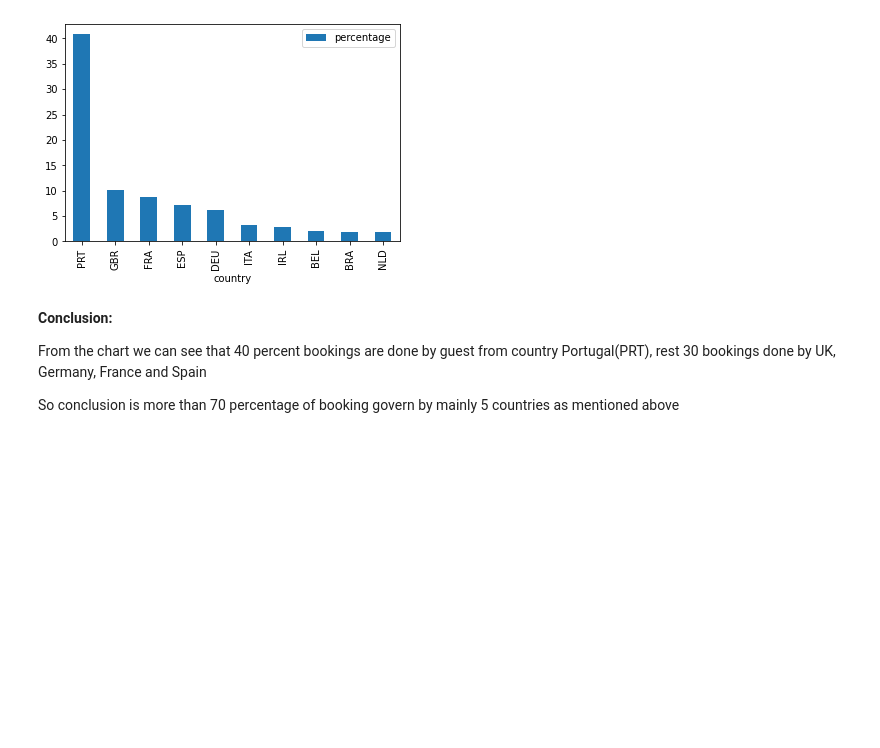
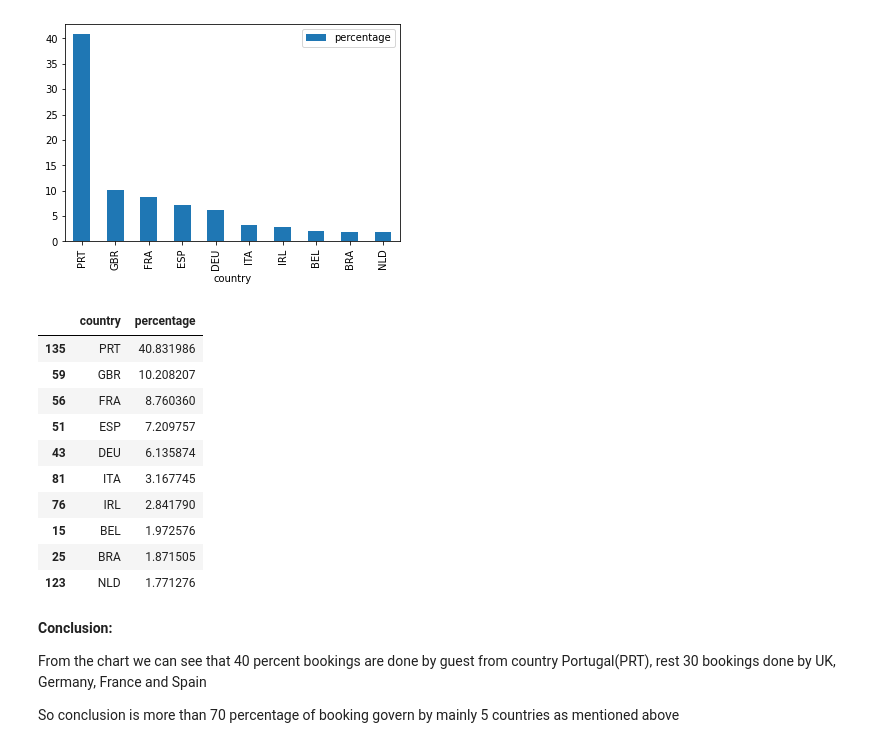
Before and after one commit to solankinitin1210/Capstone-Project-Hotel-Booking-Analysis, a Jupyter notebook: Capstone_Project_Hotel_Booking_Analysis_Capstone_Project.ipynb, the cells around one changed output. Cells and saved outputs as stored; diff of their text form; code cells hidden in the pictures; blank space fills up the shorter version.

```diff
--- a/Capstone_Project_Hotel_Booking_Analysis_Capstone_Project.ipynb
+++ b/Capstone_Project_Hotel_Booking_Analysis_Capstone_Project.ipynb
@@ -385,6 +375,22 @@ country_wise.head(10).plot.bar(x='country',y='percentage')
 # %% [output]
 <matplotlib.axes._subplots.AxesSubplot at 0x...>
 [figure]
+# %%
+d=country_wise[['country','percentage']].head(10)
+d
+#sns.countplot(data=d,x='country')
+# %% [output]
+|  | country | percentage |
+| 135 | PRT | 40.831986 |
+| 59 | GBR | 10.208207 |
+| 56 | FRA | 8.760360 |
+| 51 | ESP | 7.209757 |
+| 43 | DEU | 6.135874 |
+| 81 | ITA | 3.167745 |
+| 76 | IRL | 2.841790 |
+| 15 | BEL | 1.972576 |
+| 25 | BRA | 1.871505 |
+| 123 | NLD | 1.771276 |
 # %% [markdown]
 **Conclusion:**
 
```
Also changed, not shown: parts of 21 cells of this notebook.
